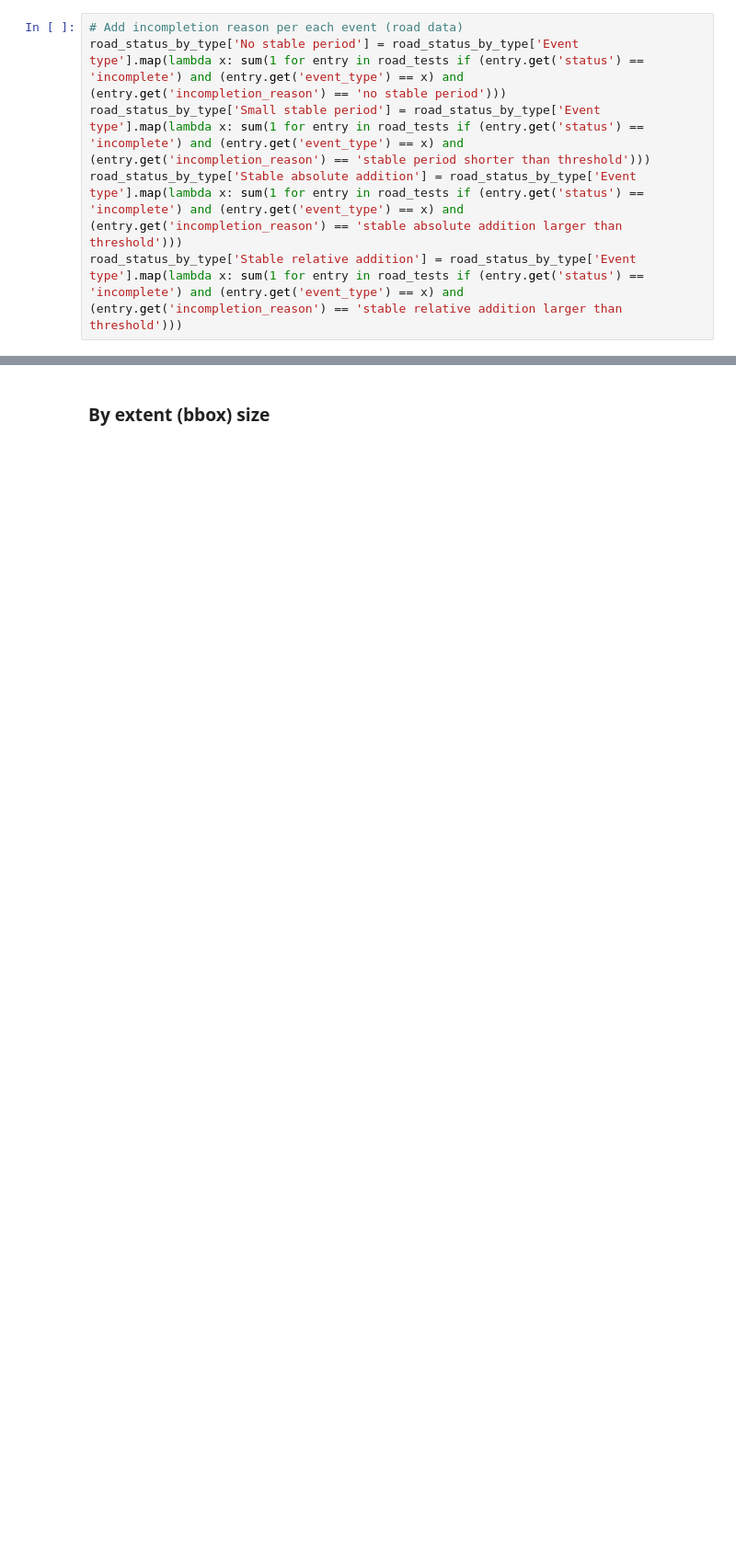
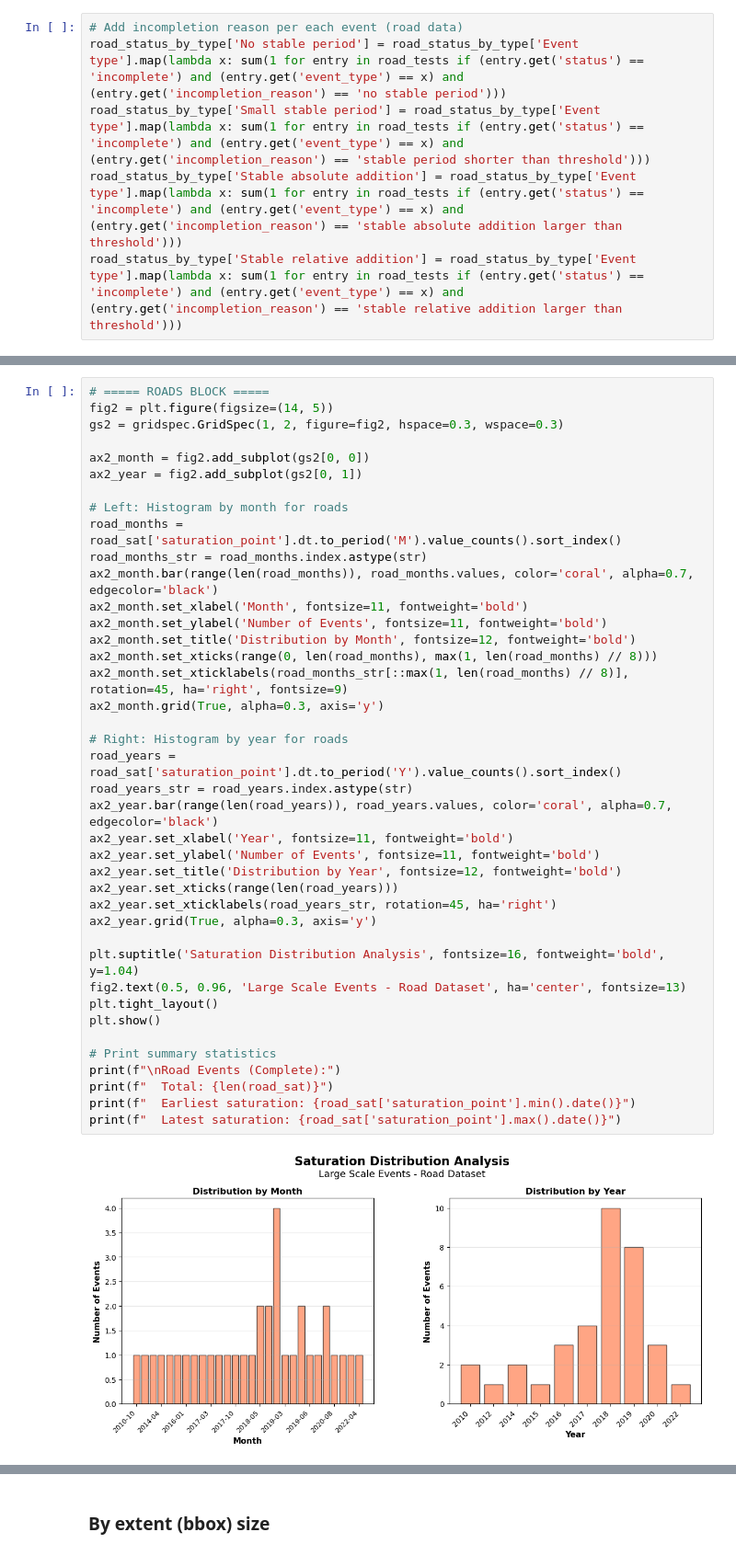
Before and after one commit to Geo-Cultural-Informatics-Lab/OSM-Feature-Completeness, a Jupyter notebook: 6) success statistics for events/success_statistics_events_export.ipynb, the cells around one changed output, grey strips where cells are left out. Shown at 92% size. Saved outputs shown, nothing was run; the diff lists cells and outputs as text; blank space fills up the shorter version.

```diff
--- a/6) success statistics for events/success_statistics_events_export.ipynb
+++ b/6) success statistics for events/success_statistics_events_export.ipynb
@@ -546,0 +488,42 @@ reasons
+# %%
+# ===== ROADS BLOCK =====
+fig2 = plt.figure(figsize=(14, 5))
+gs2 = gridspec.GridSpec(1, 2, figure=fig2, hspace=0.3, wspace=0.3)
+
+ax2_month = fig2.add_subplot(gs2[0, 0])
+ax2_year = fig2.add_subplot(gs2[0, 1])
+
+# Left: Histogram by month for roads
+road_months = road_sat['saturation_point'].dt.to_period('M').value_counts().sort_index()
+road_months_str = road_months.index.astype(str)
+ax2_month.bar(range(len(road_months)), road_months.values, color='coral', alpha=0.7, edgecolor='black')
+ax2_month.set_xlabel('Month', fontsize=11, fontweight='bold')
+ax2_month.set_ylabel('Number of Events', fontsize=11, fontweight='bold')
+ax2_month.set_title('Distribution by Month', fontsize=12, fontweight='bold')
+ax2_month.set_xticks(range(0, len(road_months), max(1, len(road_months) // 8)))
+ax2_month.set_xticklabels(road_months_str[::max(1, len(road_months) // 8)], rotation=45, ha='right', fontsize=9)
+ax2_month.grid(True, alpha=0.3, axis='y')
+
+# Right: Histogram by year for roads
+road_years = road_sat['saturation_point'].dt.to_period('Y').value_counts().sort_index()
+road_years_str = road_years.index.astype(str)
+ax2_year.bar(range(len(road_years)), road_years.values, color='coral', alpha=0.7, edgecolor='black')
+ax2_year.set_xlabel('Year', fontsize=11, fontweight='bold')
+ax2_year.set_ylabel('Number of Events', fontsize=11, fontweight='bold')
+ax2_year.set_title('Distribution by Year', fontsize=12, fontweight='bold')
+ax2_year.set_xticks(range(len(road_years)))
+ax2_year.set_xticklabels(road_years_str, rotation=45, ha='right')
+ax2_year.grid(True, alpha=0.3, axis='y')
+
+plt.suptitle('Saturation Distribution Analysis', fontsize=16, fontweight='bold', y=1.04)
+fig2.text(0.5, 0.96, 'Large Scale Events - Road Dataset', ha='center', fontsize=13)
+plt.tight_layout()
+plt.show()
+
+# Print summary statistics
+print(f"\nRoad Events (Complete):")
+print(f"  Total: {len(road_sat)}")
+print(f"  Earliest saturation: {road_sat['saturation_point'].min().date()}")
+print(f"  Latest saturation: {road_sat['saturation_point'].max().date()}")
+# %% [output]
+[figure, added]
```
Also changed, not shown: parts of 41 cells of this notebook.
